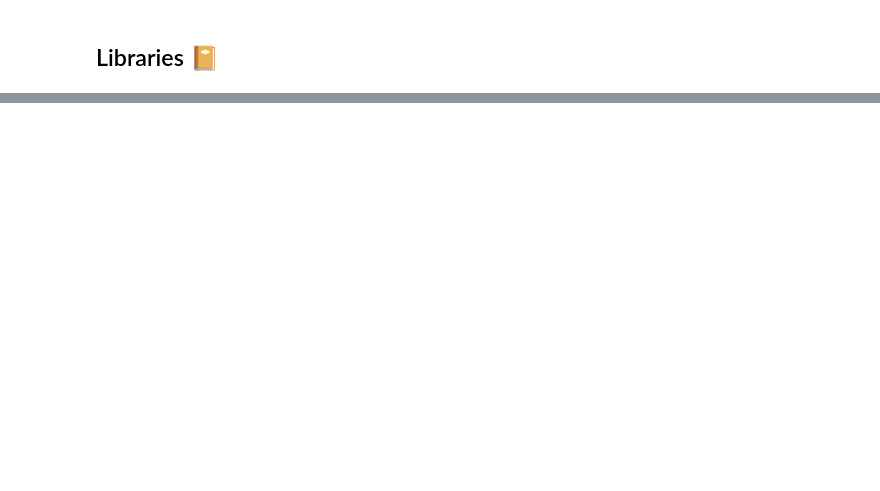
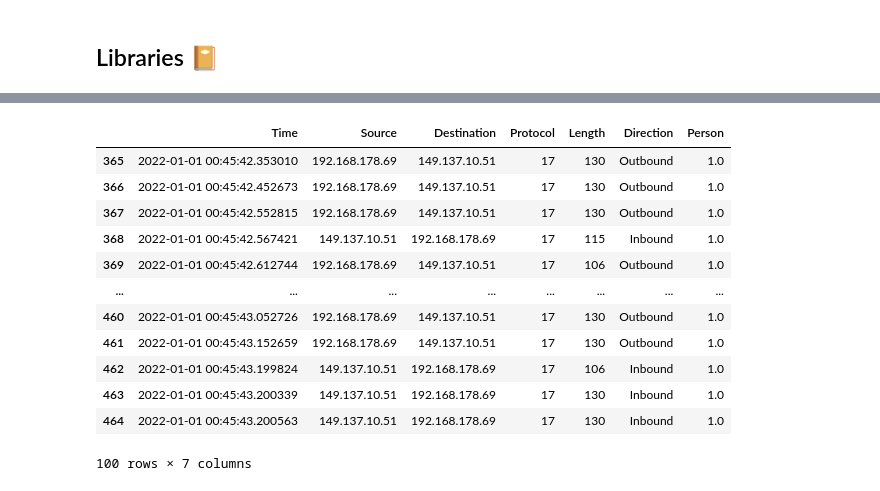
Before and after one commit to GiovanniBaccichet/IoT-human-detection, a Jupyter notebook: Jupyter Notebooks/IoT-Human-Detection.ipynb, the cells around one changed output, grey strips where cells are left out. Drawn from its saved outputs; the diff is of its cells as text; code cells hidden in the pictures; blank space fills up the shorter version.

```diff
--- a/Jupyter Notebooks/IoT-Human-Detection.ipynb
+++ b/Jupyter Notebooks/IoT-Human-Detection.ipynb
@@ -54,0 +47,4 @@ print(df.shape)
+# %%
+df = pd.read_csv('Dataset/mini_dataset.csv', encoding = "utf-8", index_col=False, on_bad_lines='skip')
+
+df.columns=["Time", "Source", "Destination", "Protocol", "Port", "Length"]
@@ -54,0 +53,2 @@ print(df.shape)
+# %%
+df['Time'] = pd.to_datetime(df['Time'])
@@ -55,2 +57,6 @@ print(df.shape)
+# %%
+df['Direction'] = np.where(df['Source']== '192.168.178.69', 'Outbound', 'Inbound')
+
+df.drop('Port',axis = 1,inplace= True)
 # %%
 df.head()
@@ -56,0 +88,6 @@ df.head()
+# %%
+df['Time'] = pd.to_datetime(df['Time'])
+
+result = df.loc[df['Time'].dt.time.between(present, end_present), 'Person'] = 1
+
+result = df.loc[df['Time'].dt.time.between(end_present, end), 'Person'] = 0
@@ -56,0 +111,19 @@ df.head()
+# %%
+# df.drop('Port',axis = 1,inplace= True)
+df.dropna(subset = ["Person"], inplace=True)
+
+df.head(100)
+# %% [output]
+|  | Time | Source | Destination | Protocol | Length | Direction | Person |
+| 365 | 2022-01-01 00:45:42.353010 | 192.168.178.69 | 149.137.10.51 | 17 | 130 | Outbound | 1.0 |
+| 366 | 2022-01-01 00:45:42.452673 | 192.168.178.69 | 149.137.10.51 | 17 | 130 | Outbound | 1.0 |
+| 367 | 2022-01-01 00:45:42.552815 | 192.168.178.69 | 149.137.10.51 | 17 | 130 | Outbound | 1.0 |
+| 368 | 2022-01-01 00:45:42.567421 | 149.137.10.51 | 192.168.178.69 | 17 | 115 | Inbound | 1.0 |
+| 369 | 2022-01-01 00:45:42.612744 | 192.168.178.69 | 149.137.10.51 | 17 | 106 | Outbound | 1.0 |
+| ... | ... | ... | ... | ... | ... | ... | ... |
+| 460 | 2022-01-01 00:45:43.052726 | 192.168.178.69 | 149.137.10.51 | 17 | 130 | Outbound | 1.0 |
+| 461 | 2022-01-01 00:45:43.152659 | 192.168.178.69 | 149.137.10.51 | 17 | 130 | Outbound | 1.0 |
+| 462 | 2022-01-01 00:45:43.199824 | 149.137.10.51 | 192.168.178.69 | 17 | 106 | Inbound | 1.0 |
+| 463 | 2022-01-01 00:45:43.200339 | 149.137.10.51 | 192.168.178.69 | 17 | 130 | Inbound | 1.0 |
+| 464 | 2022-01-01 00:45:43.200563 | 149.137.10.51 | 192.168.178.69 | 17 | 130 | Inbound | 1.0 |
+100 rows × 7 columns
```
Also changed, not shown: parts of 37 cells of this notebook, 14 other files.
